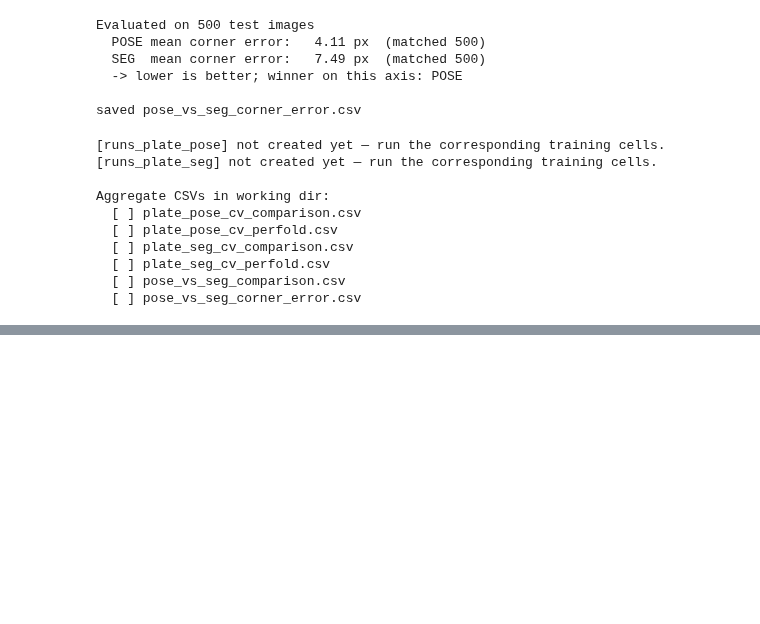
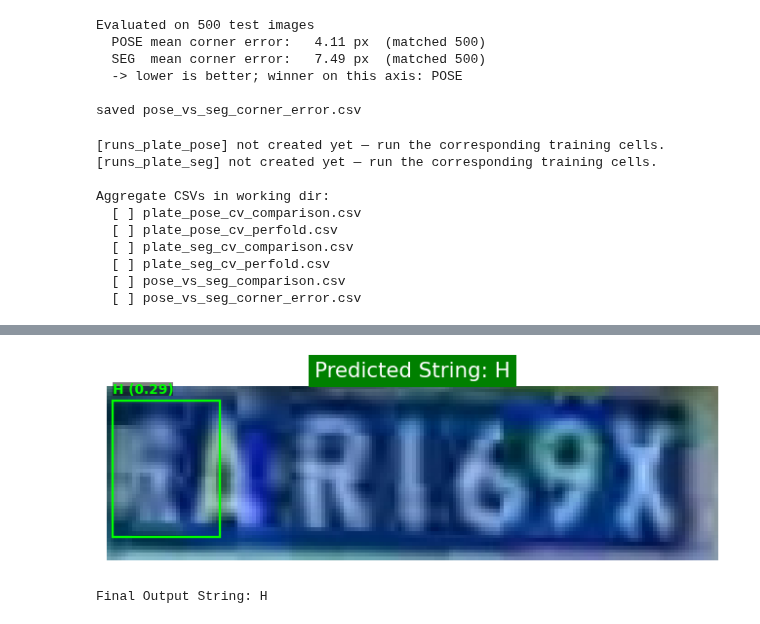
Before and after one commit to lorenzo-marranini/IS_Project, a Jupyter notebook: yolo_pose_plate_training.ipynb, the cells around one changed output, grey strips where cells are left out. Drawn from its saved outputs; the diff is of its cells as text; code cells hidden in the pictures; blank space fills up the shorter version.

```diff
--- a/yolo_pose_plate_training.ipynb
+++ b/yolo_pose_plate_training.ipynb
@@ -1107,3 +1107,24 @@ Aggregate CSVs in working dir:
   [ ] plate_seg_cv_perfold.csv
   [ ] pose_vs_seg_comparison.csv
   [ ] pose_vs_seg_corner_error.csv
+# %%
+import os
+import cv2
+import numpy as np
+import matplotlib.pyplot as plt
+import matplotlib.patches as patches
+from huggingface_hub import hf_hub_download
+from ultralytics import YOLO
+
+# Download a pre-trained YOLOv8 character detector from Hugging Face
+print("Downloading YOLOv8 Character Detector weights...")
+try:
+    # The author named the file 'Charcter-LP.pt' (with the typo) in the repo
+    model_path = hf_hub_download(
+        repo_id="MKgoud/License-Plate-Character-Detector",
+        filename="Charcter-LP.pt"
+    )
+    char_recognizer = YOLO(model_path)
+    print("Model loaded successfully! Path:", model_path)
+except Exception as e:
+    print(f"Error loading model: {e}")
@@ -1109,0 +1203,18 @@ Aggregate CSVs in working dir:
+# %%
+# Grab a sample warped crop from your CCPD dataset directory
+# (Replace this path with an actual warped crop from your drive)
+sample_image_path = "crnn_plate/crops/0036-2_2-244&477_336&510-336&506_244&510_244&481_336&477-0_0_15_25_30_33_21-90-13.jpg"
+
+# If you don't have one handy, let's create a dummy image to test the code execution
+if not os.path.exists(sample_image_path):
+    print("Creating a dummy image because no path was provided...")
+    dummy_img = np.ones((60, 200, 3), dtype=np.uint8) * 150
+    cv2.imwrite("dummy_plate.jpg", dummy_img)
+    sample_image_path = "dummy_plate.jpg"
+
+# Run the pipeline
+predicted_text = read_plate_and_visualize(sample_image_path, char_recognizer)
+print(f"Final Output String: {predicted_text}")
+# %% [output]
+[figure, added]
+Final Output String: H
```
Also changed, not shown: parts of 2 cells of this notebook, 2 other files.
